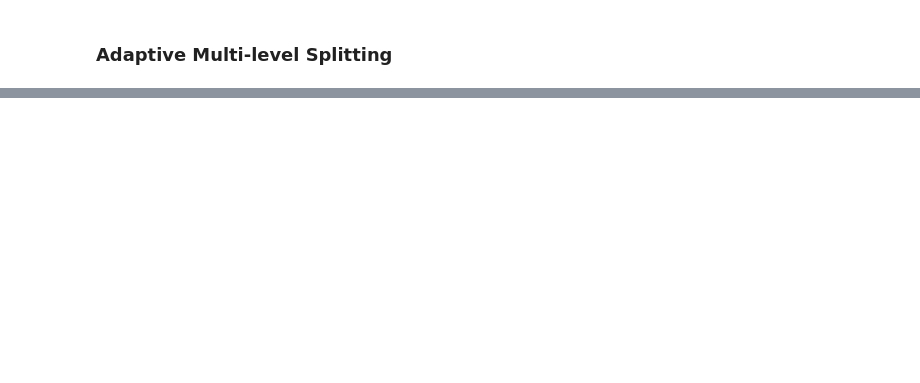
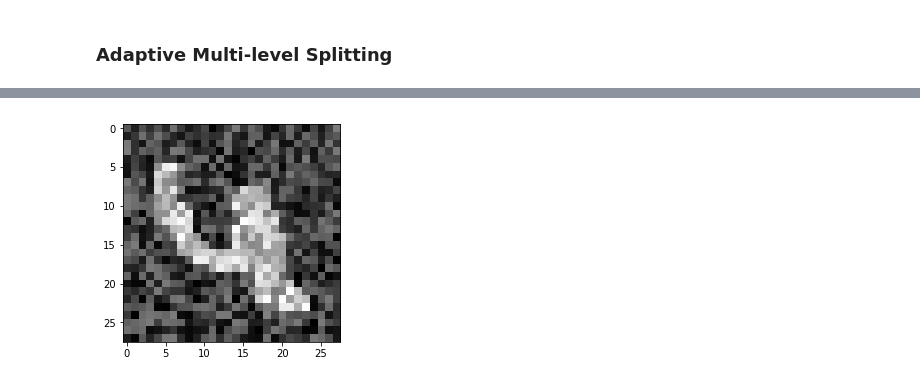
Before and after one commit to henrychan28/MATH6450E-project2, a Jupyter notebook: A statistical approach to assessing neural network robustness.ipynb, the cells around one changed output, grey strips where cells are left out. Saved outputs shown, nothing was run; the diff lists cells and outputs as text; code cells hidden in the pictures; blank space fills up the shorter version.

```diff
--- a/A statistical approach to assessing neural network robustness.ipynb
+++ b/A statistical approach to assessing neural network robustness.ipynb
@@ -461,0 +345,4 @@ plt.hist(result[10000:], bins=20)
+# %%
+show_grey_scale_numpy_array(perturbated_samples[0])
+# %% [output]
+[figure, added]
```
Also changed, not shown: parts of 35 cells of this notebook, 5 other files.
